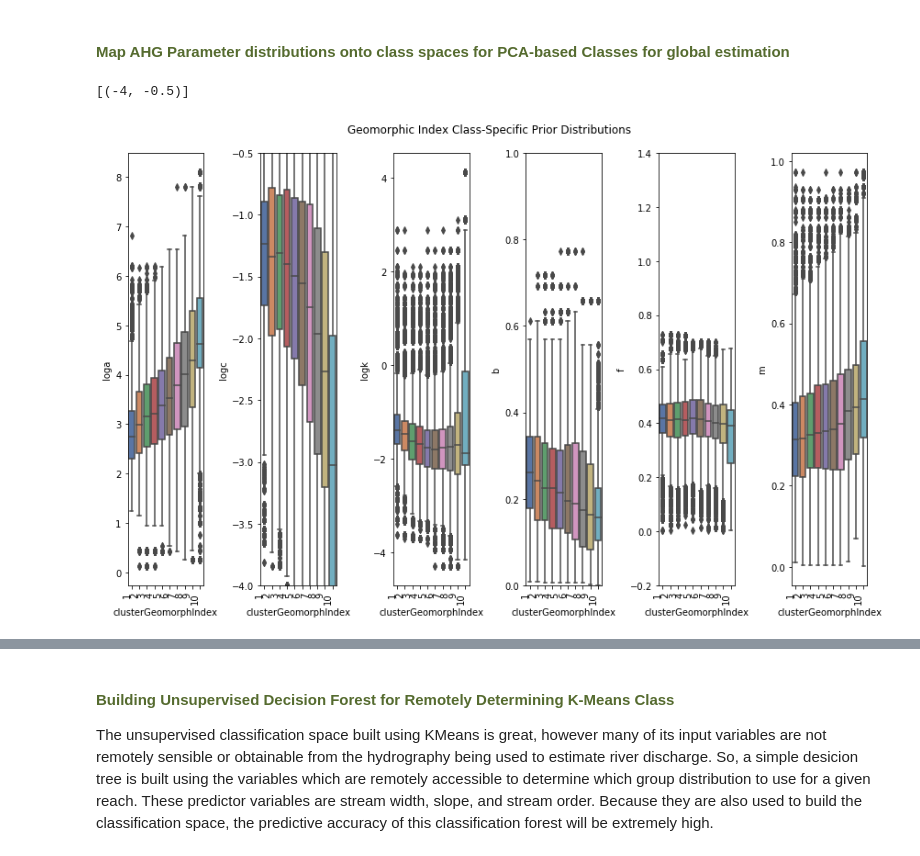
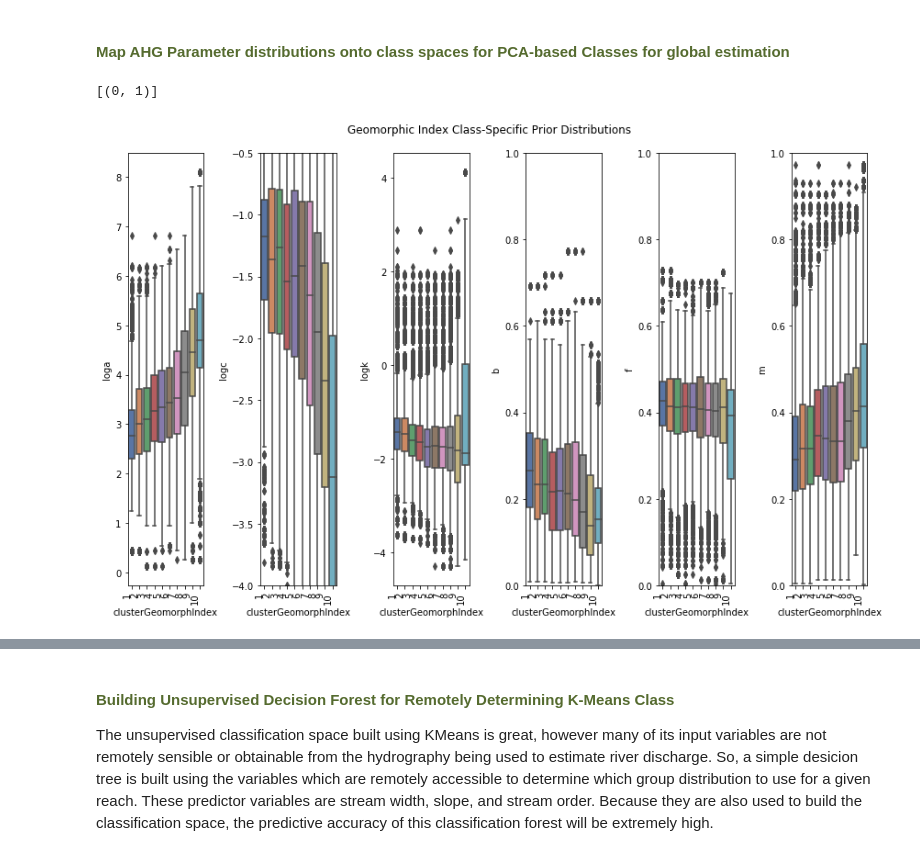
Before and after one commit to craigbrinkerhoff/2019_GeoClass, a Jupyter notebook: scripts/Brinkerhoff_geomorph_class.ipynb, the cells around one changed output, grey strips where cells are left out. Saved outputs shown, nothing was run; the diff lists cells and outputs as text; code cells hidden in the pictures.

```diff
--- a/scripts/Brinkerhoff_geomorph_class.ipynb
+++ b/scripts/Brinkerhoff_geomorph_class.ipynb
@@ -137,7 +137,7 @@ MERITshortened['stationid'] = pd.to_numeric(MERITshortened['stationid'])
 MERITshortened = pd.merge(MERITshortened, Hydroshortened, left_on='stationid', right_on='site_no') #merge on usgs gauge ID
 
 #NHD 2.1 flowlines (with USGS gauges on them) and lakes
-med_NHD = pd.read_csv('C:\\Users\\cbrinkerhoff\\Box Sync\\Ongoing Projects\\hydraulic_geometry_project\\working\\NHD_med_res.csv', low_memory=False, encoding='latin-1')
+med_NHD = pd.read_csv('C:\\Users\\cbrinkerhoff\\Box Sync\\Published\\hydraulic_geometry_project\\working\\NHD_med_res.csv', low_memory=False, encoding='latin-1')
 med_NHD_lakes = pd.read_csv('med_NHD_lakes.csv', low_memory=False, encoding='latin-1')
 
 #NHD sinuosity from  Wieczorek, M.E., Jackson, S.E., and Schwarz, G.E., 2018, Select Attributes for NHDPlus Version 2.1 Reach Catchments and Modified Network Routed Upstream Watersheds for the Conterminous United States: U.S. Geological Survey data release, https://doi.org/10.5066/F7765D7V.
@@ -384,7 +384,7 @@ fig.tight_layout(rect=[0, 0.03, 1, 0.95])
 <br>
 <h4><font color=darkolivegreen>Classify via Kmeans</font> </h4>
 # %%
-kmeans_var = Hydroshortened[['chan_width','SLOPE', 'StreamOrde','DistDwnstrm', 'chan_depth', 'chan_velocity', 'unitPower', 'r', 'FCODEnorm', 'DASqKm', 'Fb', 'shearStress', 'minEntrain', 'TOTMA', 'Dd', 'sinuosity']]
+kmeans_var = Hydroshortened[['chan_width','SLOPE', 'StreamOrde','DistDwnstrm', 'chan_depth', 'chan_velocity', 'unitPower', 'r', 'FCODEnorm', 'DASqKm', 'Fb', 'shearStress', 'minEntrain', 'TOTMA', 'sinuosity']]
 kmeans = KMeans(n_clusters=10, random_state=0).fit(kmeans_var)
 y_pred = kmeans.predict(kmeans_var) #predicted values
 # %% [markdown]
@@ -532,21 +532,22 @@ axs[1].set(ylim=(-1, 1))
 # %%
 fig, axs = plt.subplots(ncols=6, figsize=(12, 8))
 sns.boxplot(x="clusterGeomorphIndex", y='loga', data=Hydroshortened, palette='deep', ax=axs[0], order=['1', '2', '3', '4', '5', '6', '7', '8', '9', '10'])
 sns.boxplot(x="clusterGeomorphIndex", y='logc', data=Hydroshortened, palette='deep', ax=axs[1], order=['1', '2', '3', '4', '5', '6', '7', '8', '9', '10'])
 sns.boxplot(x="clusterGeomorphIndex", y='logk', data=Hydroshortened, palette='deep', ax=axs[2], order=['1', '2', '3', '4', '5', '6', '7', '8', '9', '10'])
 sns.boxplot(x="clusterGeomorphIndex", y='b', data=Hydroshortened, palette='deep', ax=axs[3], order=['1', '2', '3', '4', '5', '6', '7', '8', '9', '10'])
 sns.boxplot(x="clusterGeomorphIndex", y='f', data=Hydroshortened, palette='deep', ax=axs[4], order=['1', '2', '3', '4', '5', '6', '7', '8', '9', '10'])
 sns.boxplot(x="clusterGeomorphIndex", y='m', data=Hydroshortened, palette='deep', ax=axs[5], order=['1', '2', '3', '4', '5', '6', '7', '8', '9', '10'])
 
 fig.suptitle("Geomorphic Index Class-Specific Prior Distributions")
 fig.autofmt_xdate(rotation=90)
 fig.tight_layout(rect=[0, 0.03, 1, 0.95])
-axs[4].set(ylim=(-0.2, 1.4))
 axs[3].set(ylim=(0, 1))
 axs[1].set(ylim=(-4, -0.5))
+axs[4].set(ylim=(0, 1))
+axs[5].set(ylim=(0, 1))
 # %% [output]
-[(-4, -0.5)]
+[(0, 1)]
-[figure, old version]
+[figure, new version]
 # %%
 #AHG r2 function
 def regress3(data, yvar, xvars):
```
Also changed, not shown: parts of 19 cells of this notebook.
